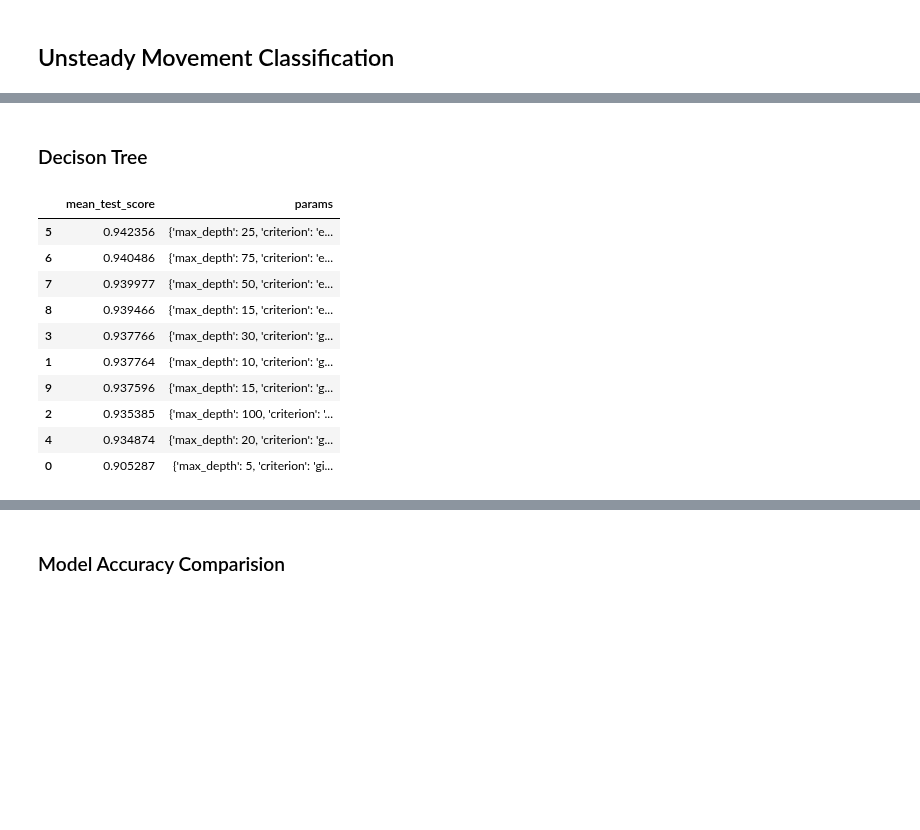
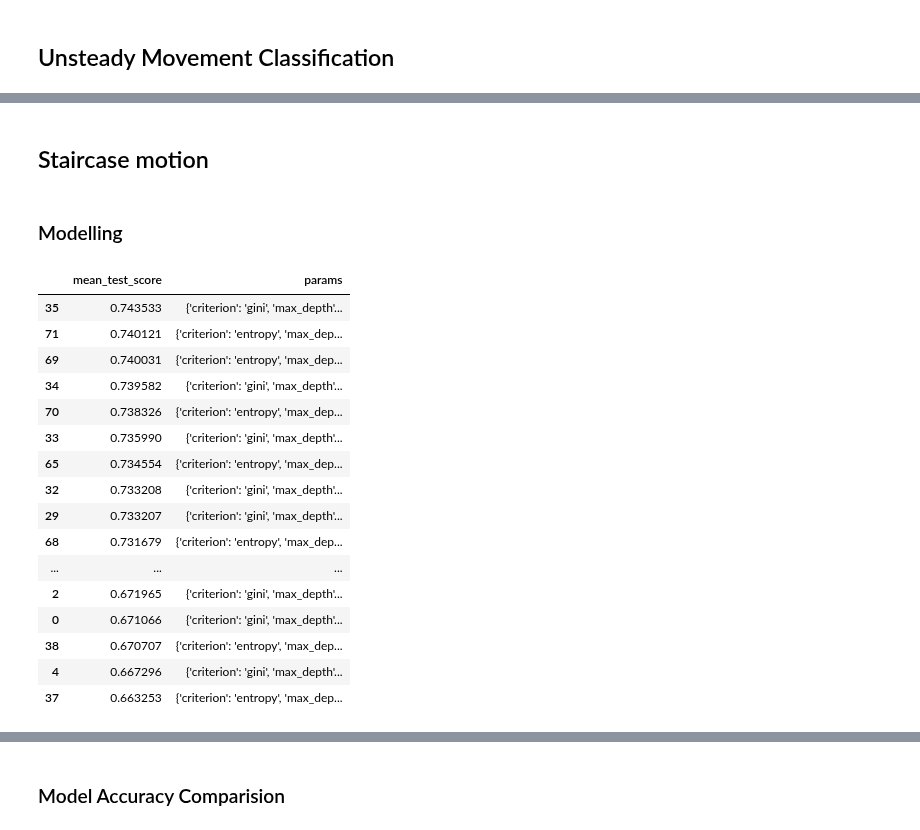
Before and after one commit to 99pranit/Human_Activity_Recognition, a Jupyter notebook: notebook/imu_human_activity_randomForest.ipynb, the cells around one changed output, grey strips where cells are left out. Saved outputs shown, nothing was run; the diff lists cells and outputs as text; code cells hidden in the pictures; blank space fills up the shorter version.

Commit message:
Added hierarchy to unsteady motion classification

```diff
--- a/notebook/imu_human_activity.ipynb
+++ b/notebook/imu_human_activity_randomForest.ipynb
@@ -370,35 +364,51 @@ print(os.path.getsize(os.getcwd().replace('/notebook' , '') + "/model/unsteady_m
-# %% [markdown]
-### Decison Tree
+# %% [markdown]
+## Staircase motion
+# %%
+staircase_df  =imu_df[(imu_df['Target'] == 1) | (imu_df['Target'] == 2)]
+x = staircase_df.iloc[:,:-1]
+y = staircase_df.iloc[:,-1]
+
+x1, x_test , y1 , y_test = train_test_split(x , y ,test_size= 0.2, stratify = y)
+
+x_train , x_val , y_train , y_val = train_test_split(x1 ,y1 ,test_size= 0.2, stratify = y1)
+# %% [markdown]
+### Modelling
 # %%
-dt = DecisionTreeClassifier()
+rf = RandomForestClassifier()
 
 param_dist = {
-    'max_depth' : [5 , 10 , 15 , 20 , 25 , 30 , 50, 75 , 100],
-    'criterion' : ['gini' , 'entropy']
+    'n_estimators' : [4 , 5 , 6 , 7 , 8 , 10],
+    'max_depth' : [4 , 5 , 6 , 7 , 8 , 10],
+    'criterion' : ['gini', 'entropy']
     }
 
-random_search = RandomizedSearchCV(estimator = dt,
-                                    param_distributions = param_dist,
-                                    cv = 5,
-                                    random_state=42,
-                                    n_jobs=-1
-                                    )
+random_search = GridSearchCV(estimator = rf,
+                            param_grid = param_dist,
+                            cv = 5,
+                            n_jobs=-1
+                            )
 random_search.fit(x_train, y_train)
 
 cv_results = pd.DataFrame(random_search.cv_results_)
 cv_results = cv_results[["mean_test_score", "params"]].sort_values(by="mean_test_score", ascending=False)
 
 cv_results
 # %% [output]
 |  | mean_test_score | params |
-| 5 | 0.942356 | {'max_depth': 25, 'criterion': 'e... |
-| 6 | 0.940486 | {'max_depth': 75, 'criterion': 'e... |
-| 7 | 0.939977 | {'max_depth': 50, 'criterion': 'e... |
-| 8 | 0.939466 | {'max_depth': 15, 'criterion': 'e... |
-| 3 | 0.937766 | {'max_depth': 30, 'criterion': 'g... |
-| 1 | 0.937764 | {'max_depth': 10, 'criterion': 'g... |
-| 9 | 0.937596 | {'max_depth': 15, 'criterion': 'g... |
-| 2 | 0.935385 | {'max_depth': 100, 'criterion': '... |
-| 4 | 0.934874 | {'max_depth': 20, 'criterion': 'g... |
-| 0 | 0.905287 | {'max_depth': 5, 'criterion': 'gi... |
+| 35 | 0.743533 | {'criterion': 'gini', 'max_depth'... |
+| 71 | 0.740121 | {'criterion': 'entropy', 'max_dep... |
+| 69 | 0.740031 | {'criterion': 'entropy', 'max_dep... |
+| 34 | 0.739582 | {'criterion': 'gini', 'max_depth'... |
+| 70 | 0.738326 | {'criterion': 'entropy', 'max_dep... |
+| 33 | 0.735990 | {'criterion': 'gini', 'max_depth'... |
+| 65 | 0.734554 | {'criterion': 'entropy', 'max_dep... |
+| 32 | 0.733208 | {'criterion': 'gini', 'max_depth'... |
+| 29 | 0.733207 | {'criterion': 'gini', 'max_depth'... |
+| 68 | 0.731679 | {'criterion': 'entropy', 'max_dep... |
+| ... | ... | ... |
+| 2 | 0.671965 | {'criterion': 'gini', 'max_depth'... |
+| 0 | 0.671066 | {'criterion': 'gini', 'max_depth'... |
+| 38 | 0.670707 | {'criterion': 'entropy', 'max_dep... |
+| 4 | 0.667296 | {'criterion': 'gini', 'max_depth'... |
+| 37 | 0.663253 | {'criterion': 'entropy', 'max_dep... |
 # %%
```
Also changed, not shown: parts of 39 cells of this notebook, 4 other files.
